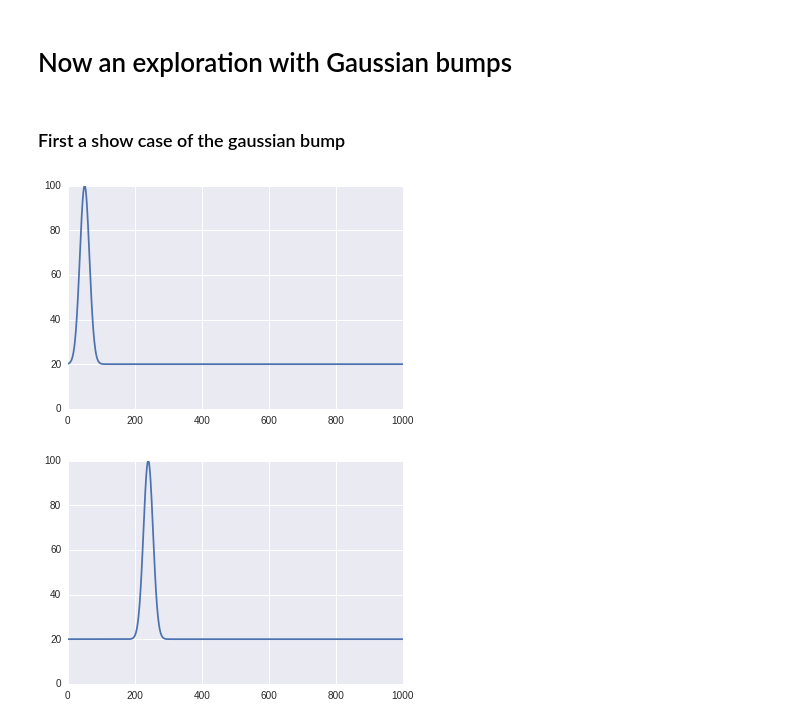
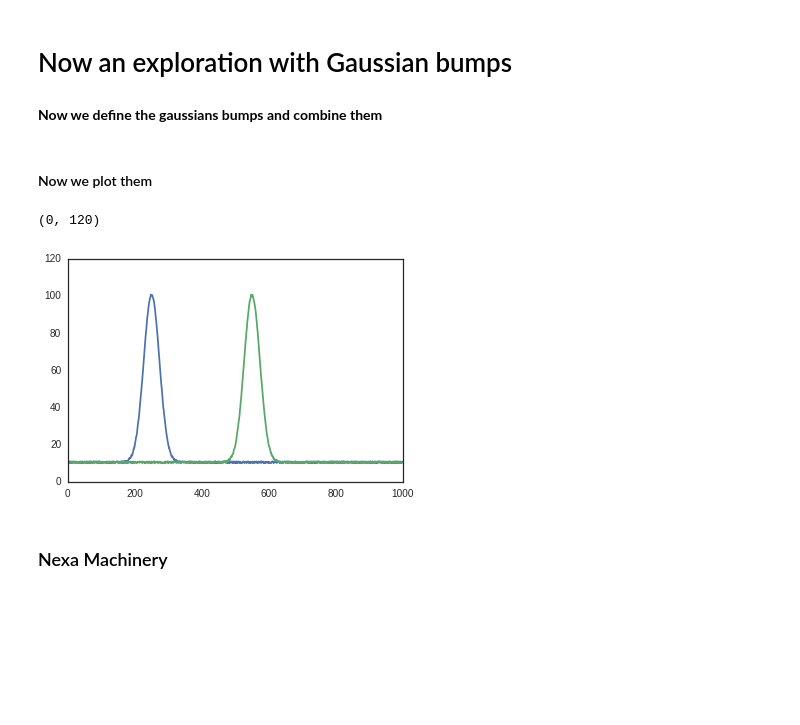
Before and after one commit to h-mayorquin/time_series_basic, a Jupyter notebook: presentations/2015-10-14(Guassian Bumps).ipynb, the cells around one changed output. Cells and saved outputs as stored; diff of their text form; code cells hidden in the pictures; blank space fills up the shorter version.

```diff
--- a/presentations/2015-10-14(Guassian Bumps).ipynb
+++ b/presentations/2015-10-14(Guassian Bumps).ipynb
@@ -32,14 +26,29 @@ attenuation = 2
-# %% [markdown]
-### First a show case of the gaussian bump
+# %%
+# First we define the parameters
+max_rate = 100
+base = 10
+value = 30
+attenuation = 2
+
+center1 = 250
+distance = 300
+center2 = center1 + distance
+# %% [markdown]
+**Now we define the gaussians bumps and combine them**
+# %%
+# Create the gaussian bumpbs
+gb1 = gaussian_bump(time, center1, max_rate, base, value, attenuation)
+gb2 = gaussian_bump(time, center2, max_rate, base, value, attenuation)
+
+# Add some noise
+gb1 += np.random.rand(gb1.size)
+gb2 += np.random.rand(gb2.size)
+# %% [markdown]
+#### Now we plot them
 # %%
-def plot_gaussian_bump(mu):
-    plt.plot(time, gaussian_bump(time, mu, max_rate, baseline, HWHM, attenuation))
-    plt.ylim([0, max_rate])
+plt.plot(time, gb1)
+plt.plot(time, gb2)
+plt.ylim([0, max_rate + 20])
+# %% [output]
+(0, 120)
+[figure, added]
-# %%
-plot_gaussian_bump(mean)
-# %% [output]
-[figure, removed]
-# %%
-interact(plot_gaussian_bump, mu=(20, 300, 10))
-# %% [output]
-[figure, removed]
@@ -49,0 +55,2 @@ def plot_gaussian_bump2(mu, Max, base, value, a):
+# %% [markdown]
+### Nexa Machinery
```
Also changed, not shown: parts of 27 cells of this notebook, 3 other files.
